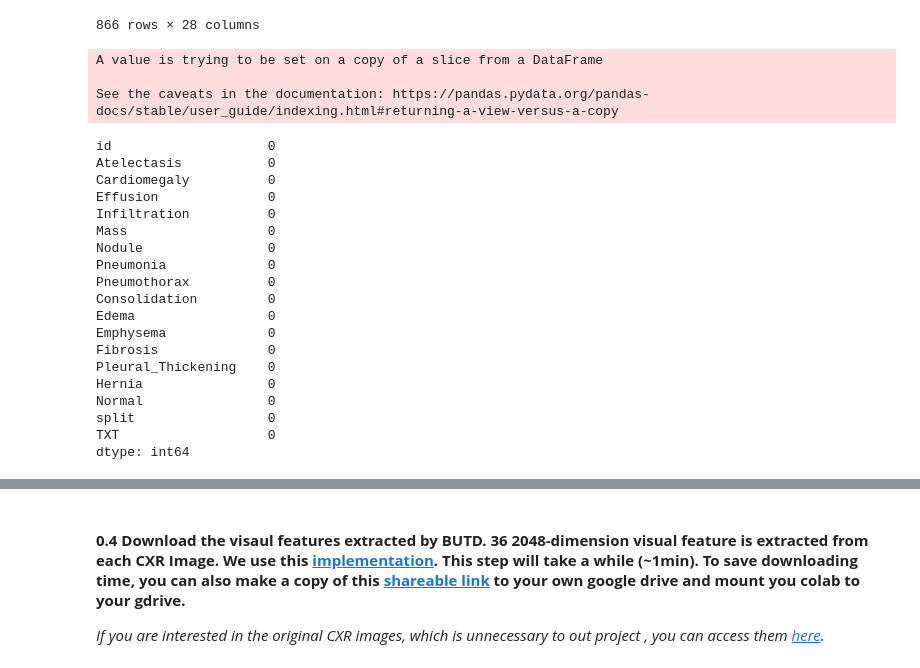
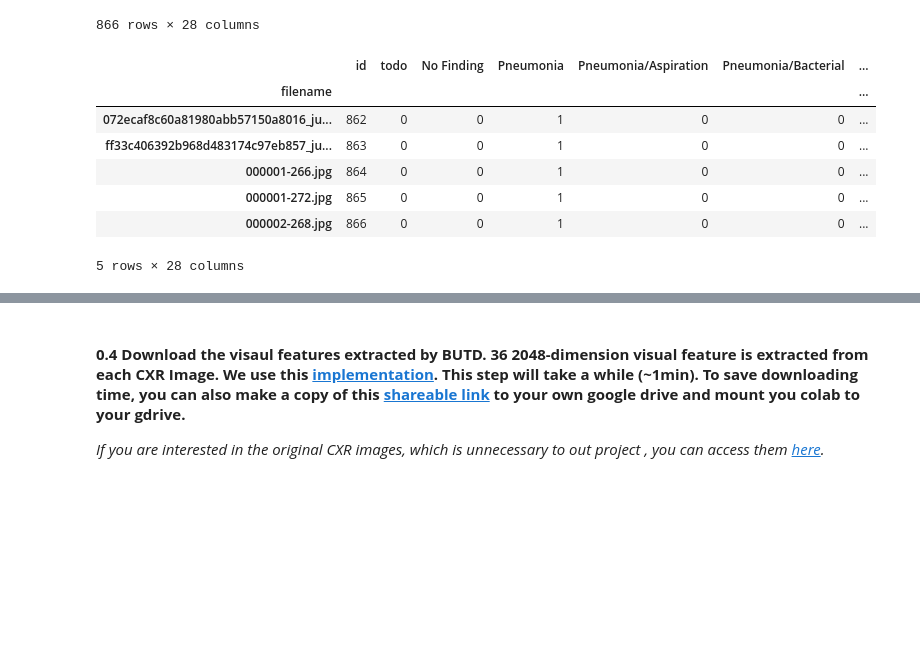
Before and after one commit to AndiAlifs/BERTHop, a Jupyter notebook: BERTHop.ipynb, the cells around one changed output, grey strips where cells are left out. Saved outputs shown, nothing was run; the diff lists cells and outputs as text; code cells hidden in the pictures; blank space fills up the shorter version.

```diff
--- a/BERTHop.ipynb
+++ b/BERTHop.ipynb
@@ -159,35 +165,14 @@ data_xray
 | 000001-272.jpg | 865 | 0 | 0 | 1 | 0 | 0 | ... |
 | 000002-268.jpg | 866 | 0 | 0 | 1 | 0 | 0 | ... |
 866 rows × 28 columns
-# %%
-# change TXT in first 866 data of openI to clinical_notes from data_xray
-openI['TXT'][0:866] = data_xray['clinical_notes']
-
-# replace nan in TXT withh "Normal"
-openI['TXT'] = openI['TXT'].fillna('Normal')
-# %% [output]
-A value is trying to be set on a copy of a slice from a DataFrame
-
-See the caveats in the documentation: https://pandas.pydata.org/pandas-docs/stable/user_guide/indexing.html#returning-a-view-versus-a-copy
-# %%
-openI.isnull().sum()
-# %% [output]
-id                    0
-Atelectasis           0
-Cardiomegaly          0
-Effusion              0
-Infiltration          0
-Mass                  0
-Nodule                0
-Pneumonia             0
-Pneumothorax          0
-Consolidation         0
-Edema                 0
-Emphysema             0
-Fibrosis              0
-Pleural_Thickening    0
-Hernia                0
-Normal                0
-split                 0
-TXT                   0
-dtype: int64
+# %%
+data_xray.tail()
+# %% [output]
+|  | id | todo | No Finding | Pneumonia | Pneumonia/Aspiration | Pneumonia/Bacterial | ... |
+| filename |  |  |  |  |  |  | ... |
+| 072ecaf8c60a81980abb57150a8016_ju... | 862 | 0 | 0 | 1 | 0 | 0 | ... |
+| ff33c406392b968d483174c97eb857_ju... | 863 | 0 | 0 | 1 | 0 | 0 | ... |
+| 000001-266.jpg | 864 | 0 | 0 | 1 | 0 | 0 | ... |
+| 000001-272.jpg | 865 | 0 | 0 | 1 | 0 | 0 | ... |
+| 000002-268.jpg | 866 | 0 | 0 | 1 | 0 | 0 | ... |
+5 rows × 28 columns
```
Also changed, not shown: parts of 51 cells of this notebook.
